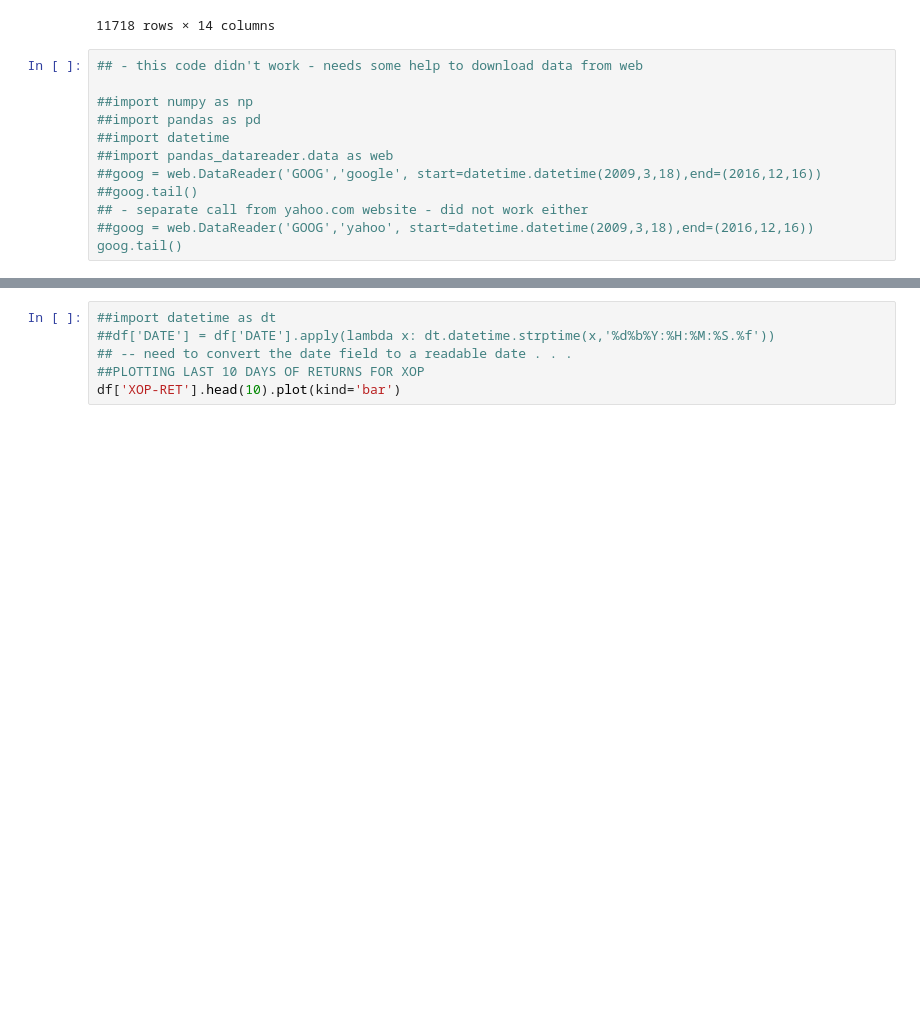
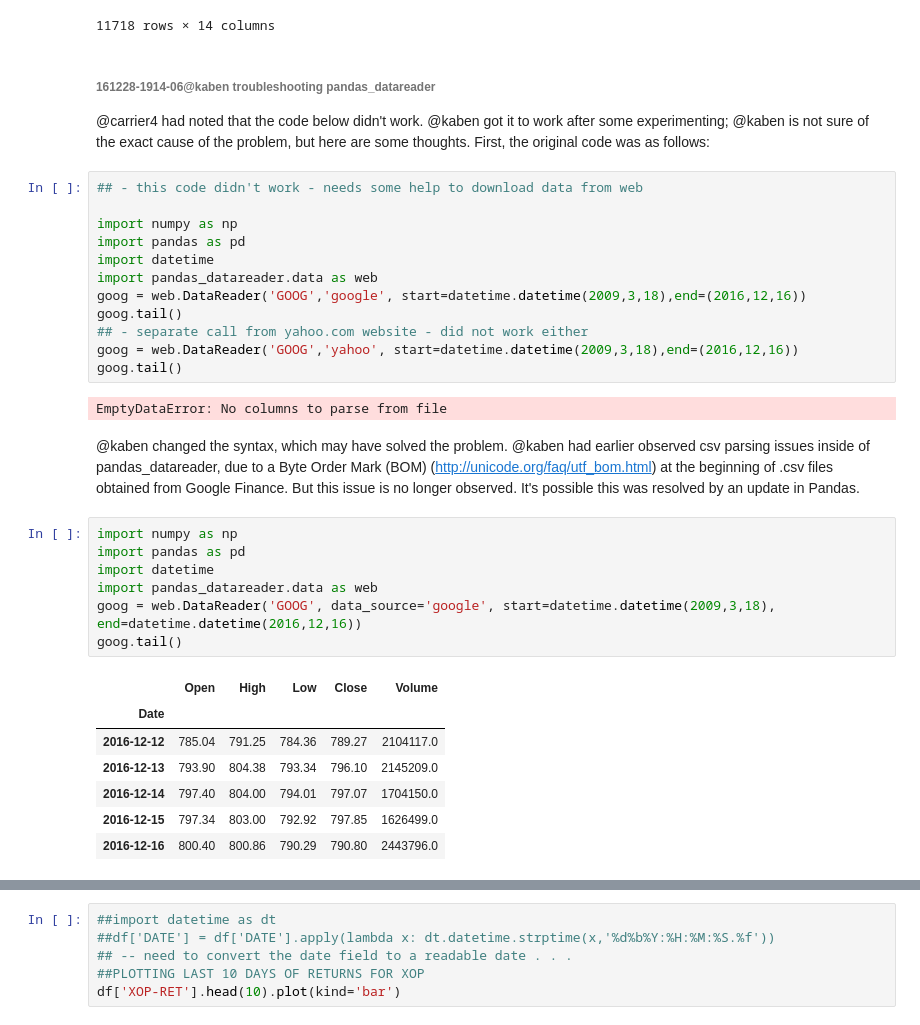
Before and after one commit to kaben/PythonStock, a Jupyter notebook: basicstockanalysis.ipynb, the cells around one changed output, grey strips where cells are left out. Cells and saved outputs as stored; diff of their text form; blank space fills up the shorter version.

```diff
--- a/basicstockanalysis.ipynb
+++ b/basicstockanalysis.ipynb
@@ -65,14 +65,37 @@ df.applymap(np.isreal)
 | 26322.0 | True | True | True | True | True | True | True | True | True | True | True | ... |
 | 26319.0 | True | True | True | True | True | True | True | True | True | True | True | ... |
 11718 rows × 14 columns
+# %% [markdown]
+###### 161228-1914-06@kaben troubleshooting pandas_datareader
+@carrier4 had noted that the code below didn't work. @kaben got it to work after some experimenting; @kaben is not sure of the exact cause of the problem, but here are some thoughts. First, the original code was as follows:
 # %%
 ## - this code didn't work - needs some help to download data from web
 
-##import numpy as np
-##import pandas as pd
-##import datetime
-##import pandas_datareader.data as web
-##goog = web.DataReader('GOOG','google', start=datetime.datetime(2009,3,18),end=(2016,12,16))
-##goog.tail()
+import numpy as np
+import pandas as pd
+import datetime
+import pandas_datareader.data as web
+goog = web.DataReader('GOOG','google', start=datetime.datetime(2009,3,18),end=(2016,12,16))
+goog.tail()
 ## - separate call from yahoo.com website - did not work either
-##goog = web.DataReader('GOOG','yahoo', start=datetime.datetime(2009,3,18),end=(2016,12,16)) goog.tail()
+goog = web.DataReader('GOOG','yahoo', start=datetime.datetime(2009,3,18),end=(2016,12,16))
+goog.tail()
+# %% [output]
+EmptyDataError: No columns to parse from file
+# %% [markdown]
+@kaben changed the syntax, which may have solved the problem. @kaben had earlier observed csv parsing issues inside of pandas_datareader, due to a Byte Order Mark (BOM) (http://unicode.org/faq/utf_bom.html) at the beginning of .csv files obtained from Google Finance. But this issue is no longer observed. It's possible this was resolved by an update in Pandas.
+# %%
+import numpy as np
+import pandas as pd
+import datetime
+import pandas_datareader.data as web
+goog = web.DataReader('GOOG', data_source='google', start=datetime.datetime(2009,3,18), end=datetime.datetime(2016,12,16))
+goog.tail()
+# %% [output]
+|  | Open | High | Low | Close | Volume |
+| Date |  |  |  |  |  |
+| 2016-12-12 | 785.04 | 791.25 | 784.36 | 789.27 | 2104117.0 |
+| 2016-12-13 | 793.90 | 804.38 | 793.34 | 796.10 | 2145209.0 |
+| 2016-12-14 | 797.40 | 804.00 | 794.01 | 797.07 | 1704150.0 |
+| 2016-12-15 | 797.34 | 803.00 | 792.92 | 797.85 | 1626499.0 |
+| 2016-12-16 | 800.40 | 800.86 | 790.29 | 790.80 | 2443796.0 |
```
Also changed, not shown: parts of 4 cells of this notebook.
